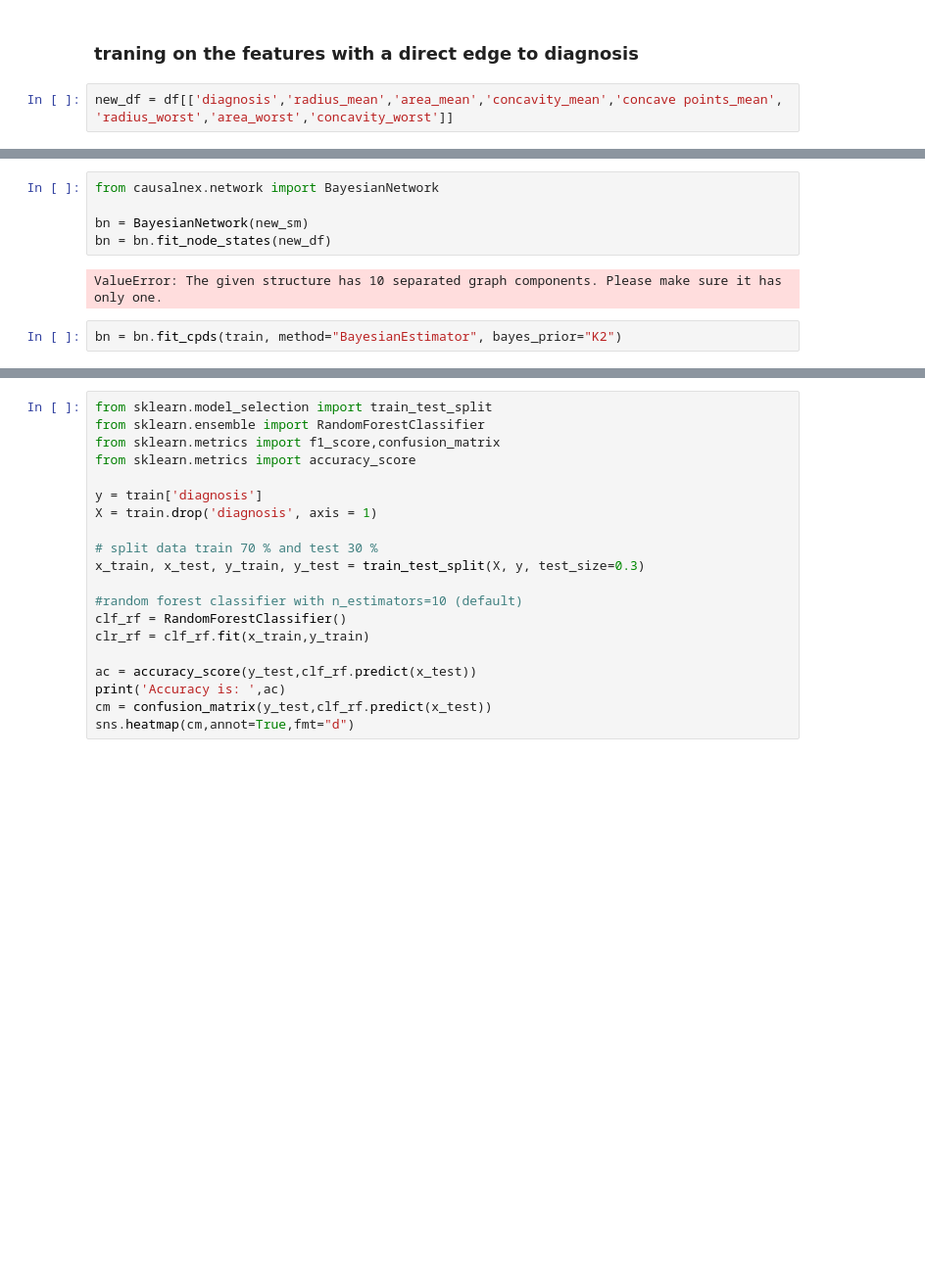
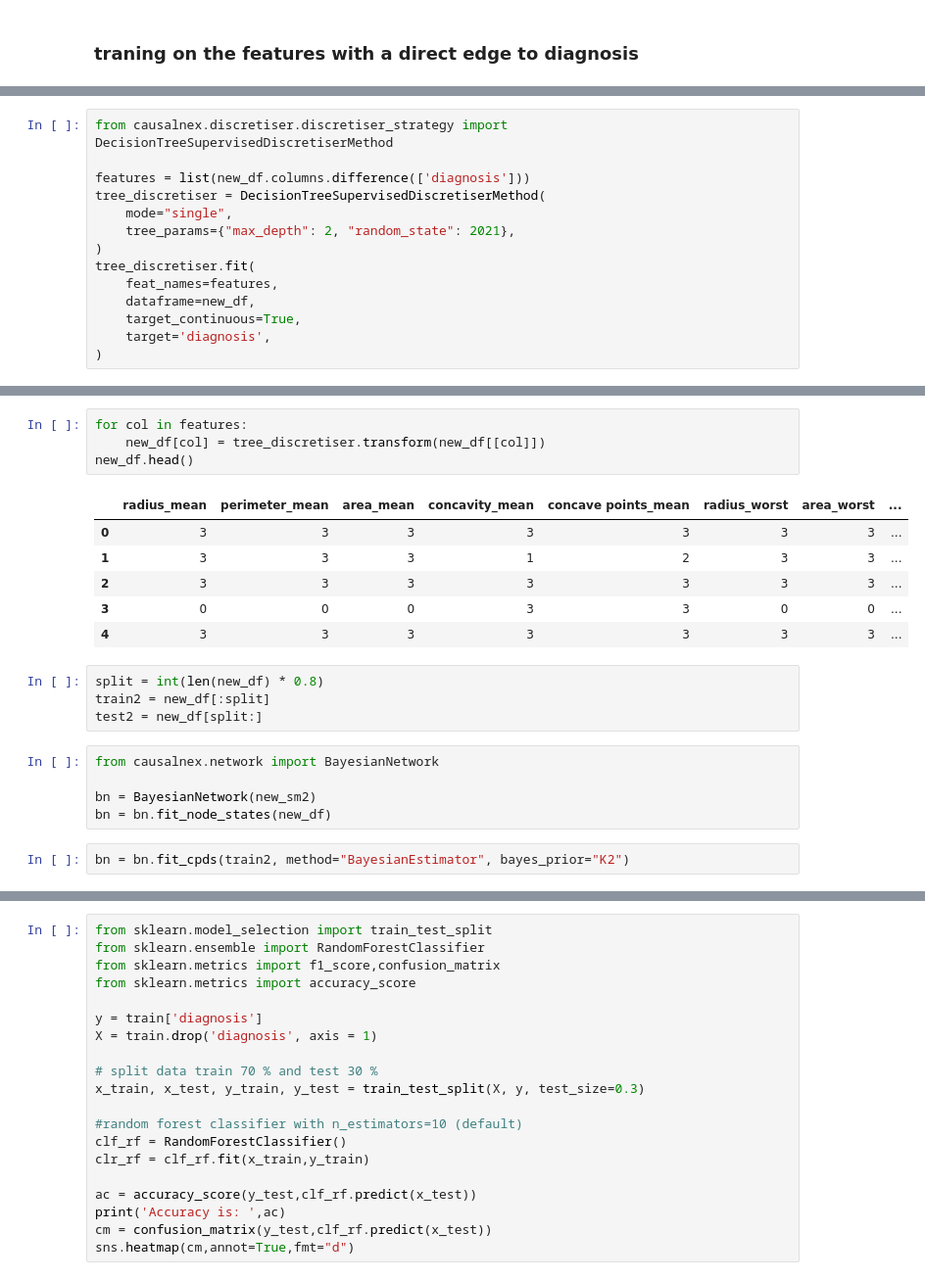
Before and after one commit to sam23121/Breast_cancer, a Jupyter notebook: notebooks/causal.ipynb, the cells around one changed output, grey strips where cells are left out. Shown: that part at 98% size. Saved outputs shown, nothing was run; the diff lists cells and outputs as text; blank space fills up the shorter version.

```diff
--- a/notebooks/causal.ipynb
+++ b/notebooks/causal.ipynb
@@ -301,4 +301,2 @@ classification_report(bn, test, "diagnosis")
 # %% [markdown]
 ### traning on the features with a direct edge to diagnosis
-# %%
-new_df = df[['diagnosis','radius_mean','area_mean','concavity_mean','concave points_mean', 'radius_worst','area_worst','concavity_worst']]
@@ -306,0 +303,14 @@ train, test = train_test_split(new_df, train_size=0.9)
+# %%
+from causalnex.discretiser.discretiser_strategy import DecisionTreeSupervisedDiscretiserMethod
+
+features = list(new_df.columns.difference(['diagnosis']))
+tree_discretiser = DecisionTreeSupervisedDiscretiserMethod(
+    mode="single",
+    tree_params={"max_depth": 2, "random_state": 2021},
+)
+tree_discretiser.fit(
+    feat_names=features,
+    dataframe=new_df,
+    target_continuous=True,
+    target='diagnosis',
+)
@@ -307,11 +321,24 @@ train, test = train_test_split(new_df, train_size=0.9)
+# %%
+for col in features:
+    new_df[col] = tree_discretiser.transform(new_df[[col]])
+new_df.head()
+# %% [output]
+|  | radius_mean | perimeter_mean | area_mean | concavity_mean | concave points_mean | radius_worst | area_worst | ... |
+| 0 | 3 | 3 | 3 | 3 | 3 | 3 | 3 | ... |
+| 1 | 3 | 3 | 3 | 1 | 2 | 3 | 3 | ... |
+| 2 | 3 | 3 | 3 | 3 | 3 | 3 | 3 | ... |
+| 3 | 0 | 0 | 0 | 3 | 3 | 0 | 0 | ... |
+| 4 | 3 | 3 | 3 | 3 | 3 | 3 | 3 | ... |
+# %%
+split = int(len(new_df) * 0.8)
+train2 = new_df[:split]
+test2 = new_df[split:]
 # %%
 from causalnex.network import BayesianNetwork
 
-bn = BayesianNetwork(new_sm)
+bn = BayesianNetwork(new_sm2)
 bn = bn.fit_node_states(new_df)
-# %% [output]
-ValueError: The given structure has 10 separated graph components. Please make sure it has only one.
 # %%
-bn = bn.fit_cpds(train, method="BayesianEstimator", bayes_prior="K2")
+bn = bn.fit_cpds(train2, method="BayesianEstimator", bayes_prior="K2")
 # %%
 bn.cpds["diagnosis"]
```
Also changed, not shown: parts of 16 cells of this notebook, 2 other files.
